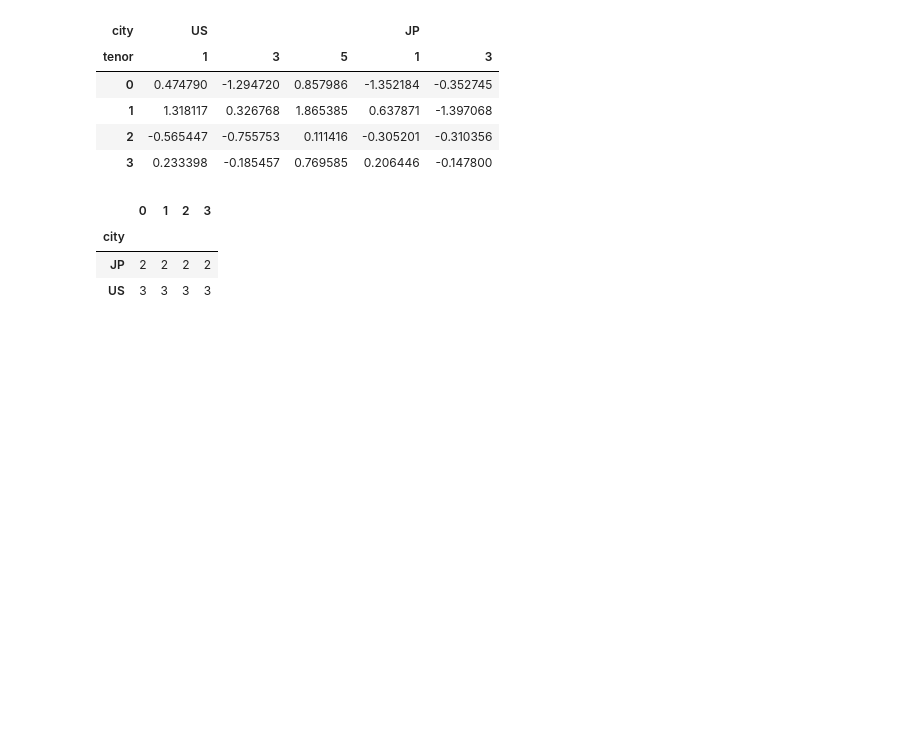
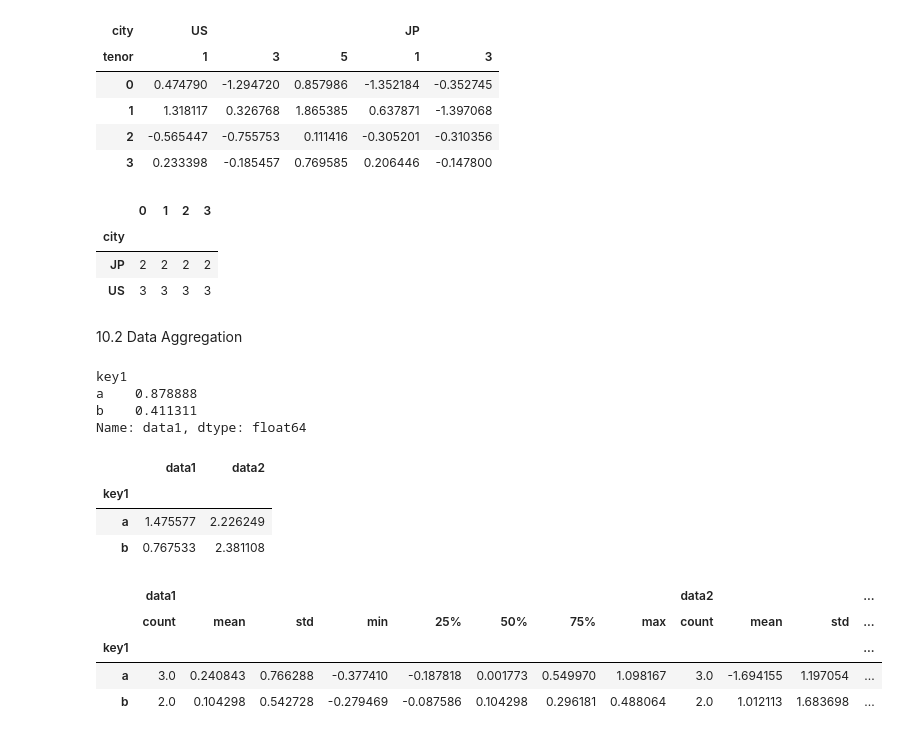
Before and after one commit to metju29/python-data-learning, a Jupyter notebook: Python for Data Analysis book/chapter_10.ipynb, the cells around one changed output. Saved outputs shown, nothing was run; the diff lists cells and outputs as text; code cells hidden in the pictures; blank space fills up the shorter version.

```diff
--- a/Python for Data Analysis book/chapter_10.ipynb
+++ b/Python for Data Analysis book/chapter_10.ipynb
@@ -220,3 +220,32 @@ hier_df.T.groupby(level='city').count()
 | city |  |  |  |  |
 | JP | 2 | 2 | 2 | 2 |
 | US | 3 | 3 | 3 | 3 |
+# %% [markdown]
+10.2 Data Aggregation
+# %%
+df
+grouped = df.groupby('key1')
+grouped['data1'].quantile(0.9)
+# %% [output]
+key1
+a    0.878888
+b    0.411311
+Name: data1, dtype: float64
+# %%
+def peak_to_peak(arr):
+    return arr.max() - arr.min()
+
+grouped[grouped.obj.select_dtypes(include='number').columns].agg(peak_to_peak)
+# %% [output]
+|  | data1 | data2 |
+| key1 |  |  |
+| a | 1.475577 | 2.226249 |
+| b | 0.767533 | 2.381108 |
+# %%
+grouped.describe()
+# %% [output]
+|  | data1 |  |  |  |  |  |  |  | data2 |  |  | ... |
+|  | count | mean | std | min | 25% | 50% | 75% | max | count | mean | std | ... |
+| key1 |  |  |  |  |  |  |  |  |  |  |  | ... |
+| a | 3.0 | 0.240843 | 0.766288 | -0.377410 | -0.187818 | 0.001773 | 0.549970 | 1.098167 | 3.0 | -1.694155 | 1.197054 | ... |
+| b | 2.0 | 0.104298 | 0.542728 | -0.279469 | -0.087586 | 0.104298 | 0.296181 | 0.488064 | 2.0 | 1.012113 | 1.683698 | ... |
```
Also changed, not shown: parts of 10 cells of this notebook.
